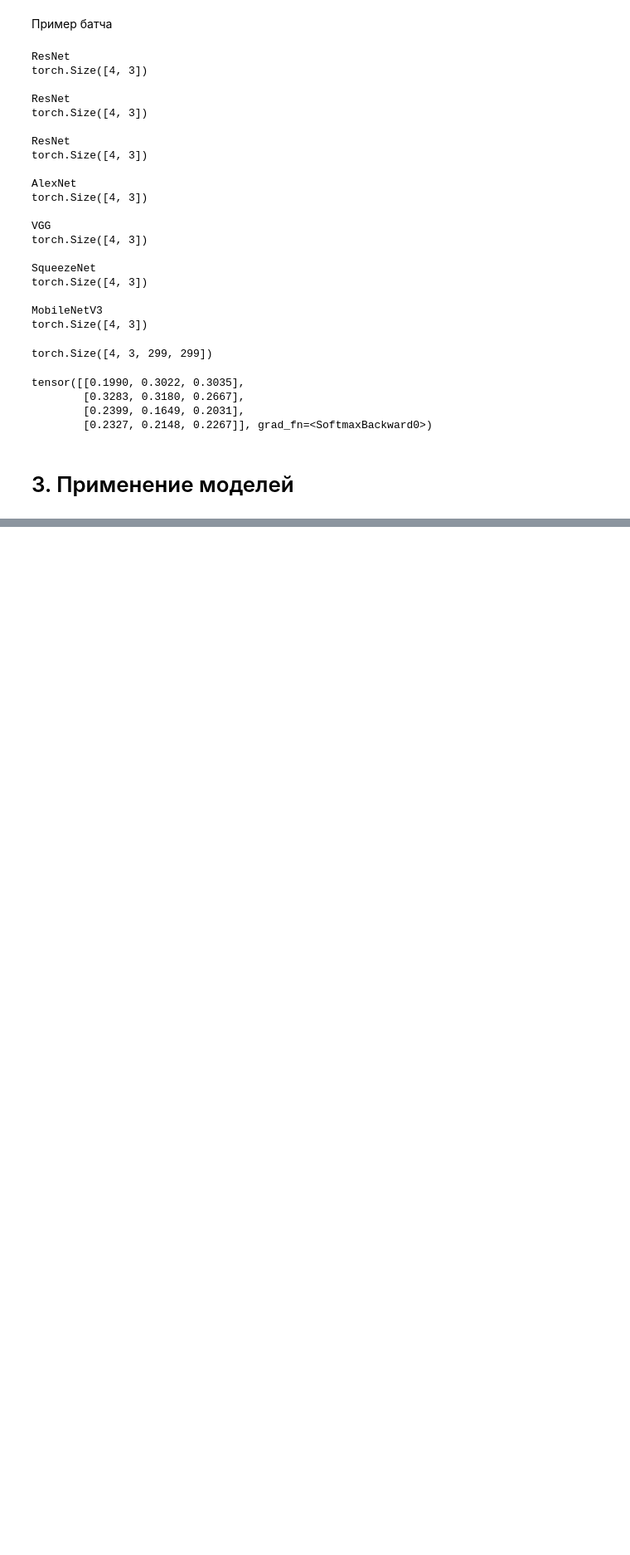
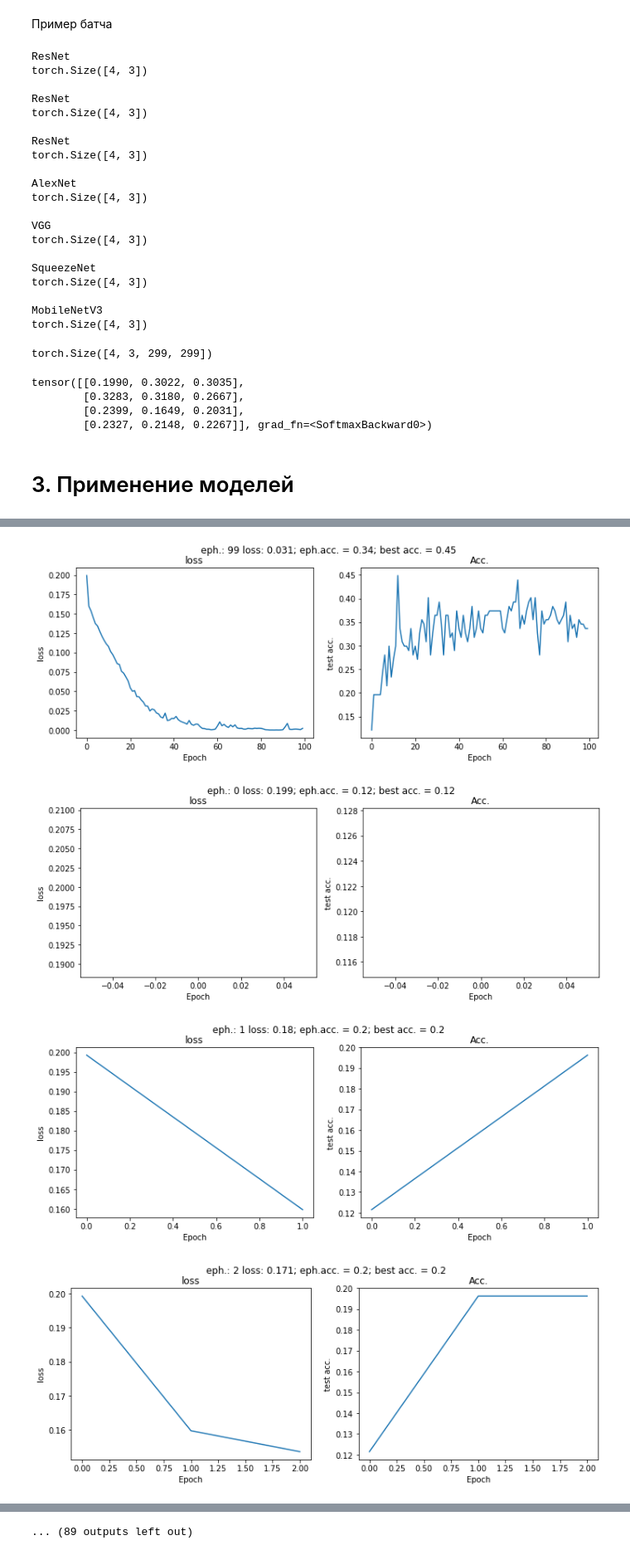
Before and after one commit to AndreyKuratov/project_mldm_21, a Jupyter notebook: MLDM_proj_4_simple_NN.ipynb, the cells around one changed output, grey strips where cells are left out. Shown at 83% size. Drawn from its saved outputs; the diff is of its cells as text; code cells hidden in the pictures; blank space fills up the shorter version.

```diff
--- a/MLDM_proj_4_simple_NN.ipynb
+++ b/MLDM_proj_4_simple_NN.ipynb
@@ -243,0 +294,78 @@ tensor([[-0.8238, -0.9891,  0.1152,  0.8391,  0.1100,  0.4369,  0.1683, -0.1972,
+# %%
+from sklearn.model_selection import train_test_split
+X_train, X_test, y_train, y_test = train_test_split( img_data, img_labels, test_size=TEST_SIZE, random_state=42)
+# %%
+train_dataset = simpleDataset(X_train,y_train)
+test_dataset = simpleDataset(X_test,y_test)
+
+train_loader = DataLoader(train_dataset, batch_size=BATCH_SIZE, shuffle=True)
+test_loader = DataLoader(test_dataset, batch_size=BATCH_SIZE, shuffle=True)
+# %%
+import torch.optim as optim
+
+
+model = crtclass('Res34').to(DEVICE)
+best_model = crtclass('Res34')
+
+criterion = nn.BCEWithLogitsLoss()
+optimizer = optim.SGD(model.parameters(), lr=LR, momentum=MOMENTUM)
+# %%
+import copy
+from IPython import display
+
+loss_arr = []
+test_acc_array = []
+max_acc = 0
+for iepoch in range(EPOCH_NUM):
+  inter_loss_arr = []
+  model.train()
+  for idata, ilabels in tqdm(train_loader):
+    model.zero_grad()
+    idata = idata.type(torch.FloatTensor).to(DEVICE)
+    ilabels = ilabels.type(torch.FloatTensor).to(DEVICE)
+    train_output = model(idata)
+    #optimizer.zero_grad()
+    loss = criterion(train_output, ilabels)
+    loss.backward()
+    optimizer.step()
+    inter_loss_arr += [loss.item()]
+  loss_arr.append(np.mean(inter_loss_arr))
+  model.eval()
+  with torch.no_grad():
+    acc_array = []
+    for i_test_data, i_test_labels in test_loader:
+          i_test_data = i_test_data.type(torch.FloatTensor).to(DEVICE)
+          i_test_labels = i_test_labels.detach().numpy()
+          test_output = model(i_test_data)
+          test_output = test_output.cpu().detach().numpy()
+          test_label = np.argmax(test_output,axis=1)
+          true_label = np.argmax(i_test_labels,axis=1)
+          acc_array.extend((test_label==true_label))
+    acc_val = (np.sum(acc_array)/len(acc_array))
+    if acc_val > max_acc:
+      max_acc=acc_val
+      sd = model.state_dict()
+      best_model.load_state_dict(sd)
+    test_acc_array.append(acc_val)
+    strOUT='eph.: {:} loss: {:.3}; eph.acc. = {:.2}; best acc. = {:.2}'.format(iepoch,np.mean(loss_arr),acc_val,max_acc)
+    print(strOUT)
+
+  plt.figure(figsize=(12,4))
+  plt.subplot(1,2,1)
+  plt.suptitle(strOUT)
+  plt.title('loss')
+  plt.xlabel('Epoch')
+  plt.ylabel('loss')
+  plt.plot(loss_arr)
+  plt.subplot(1,2,2)
+  plt.title('Acc.')
+  plt.xlabel('Epoch')
+  plt.ylabel('test acc.')
+  plt.plot(test_acc_array)
+  display.clear_output(wait=True)
+  display.display(plt.gcf())
+# %% [output]
+[figure, added]
+[figure, added]
+[figure, added]
+[figure, added]
@@ -243,0 +380 @@ tensor([[-0.8238, -0.9891,  0.1152,  0.8391,  0.1100,  0.4369,  0.1683, -0.1972,
+... (89 outputs left out)
```
Also changed, not shown: parts of 12 cells of this notebook.
